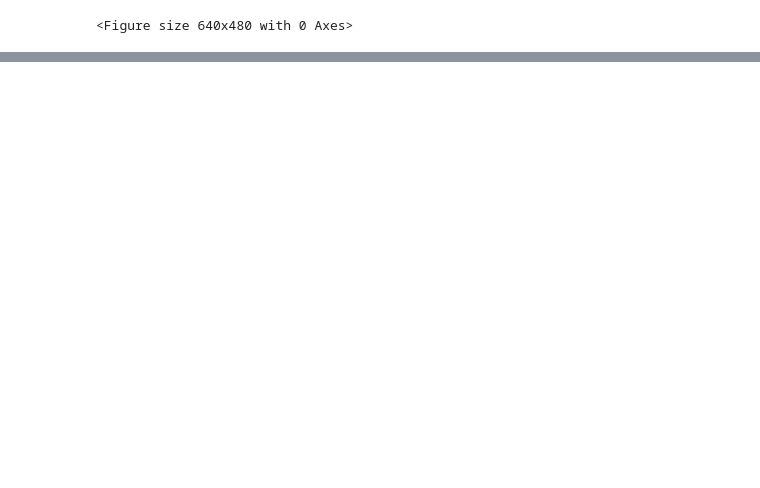
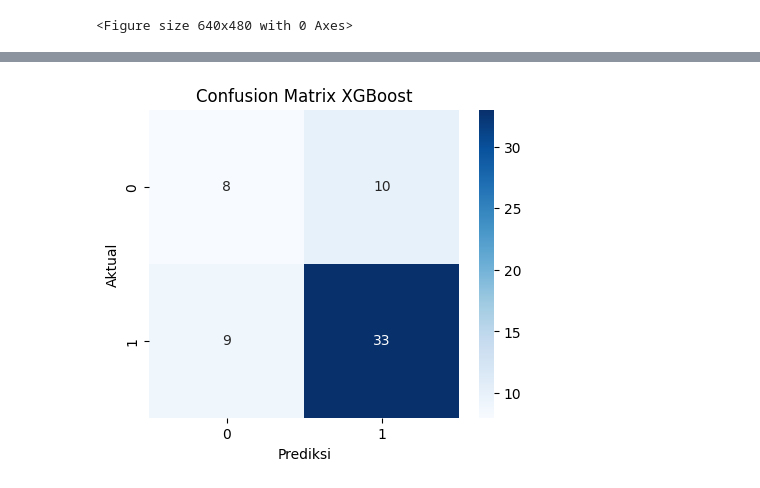
Before and after one commit to rfpmaa/uas-ml, a Jupyter notebook: notebook/UAS_ML.ipynb, the cells around one changed output, grey strips where cells are left out. Drawn from its saved outputs; the diff is of its cells as text; code cells hidden in the pictures; blank space fills up the shorter version.

```diff
--- a/notebook/UAS_ML.ipynb
+++ b/notebook/UAS_ML.ipynb
@@ -228,6 +236,12 @@ X_train, X_test, y_train, y_test = train_test_split(
     test_size=0.2,
     random_state=42
 )
+
+xgb_model = XGBClassifier(
+    objective='binary:logistic',
+    eval_metric='logloss',
+    random_state=42
+)
 # %%
 from sklearn.ensemble import RandomForestClassifier
 
@@ -444,0 +455,4 @@ Model berhasil disimpan.
+# %%
+xgb_model.fit(X_train, y_train)
+
+print("XGBoost berhasil dilatih!")
@@ -444,0 +461,3 @@ Model berhasil disimpan.
+# %%
+y_pred_xgb = xgb_model.predict(X_test)
+y_prob_xgb = xgb_model.predict_proba(X_test)[:,1]
@@ -444,0 +488,20 @@ Model berhasil disimpan.
+# %%
+cm_xgb = confusion_matrix(y_test, y_pred_xgb)
+
+plt.figure(figsize=(5,4))
+
+sns.heatmap(
+    cm_xgb,
+    annot=True,
+    fmt='d',
+    cmap='Blues'
+)
+
+plt.title("Confusion Matrix XGBoost")
+plt.xlabel("Prediksi")
+plt.ylabel("Aktual")
+
+plt.savefig("confusion_matrix_xgb.png", dpi=300, bbox_inches="tight")
+plt.show()
+# %% [output]
+[figure, added]
```
Also changed, not shown: parts of 22 cells of this notebook.
